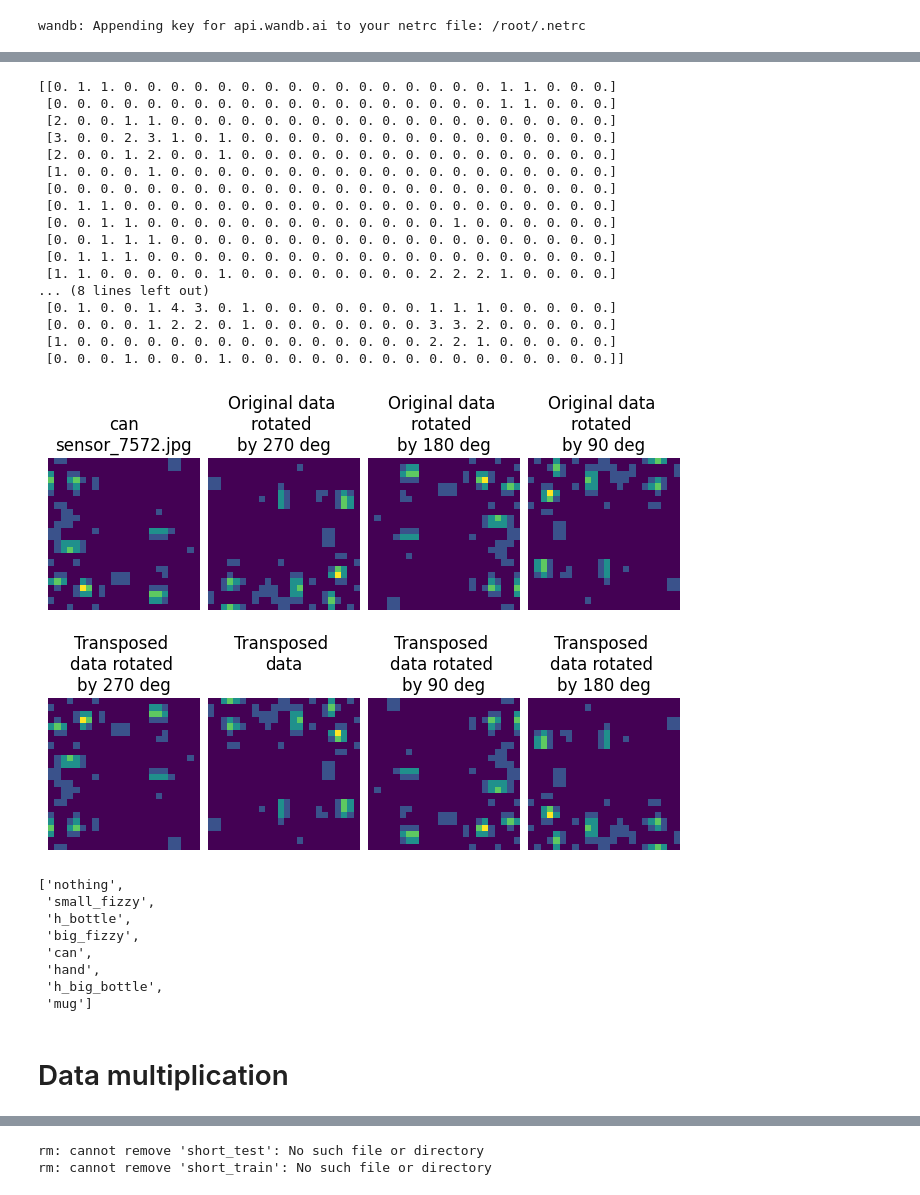
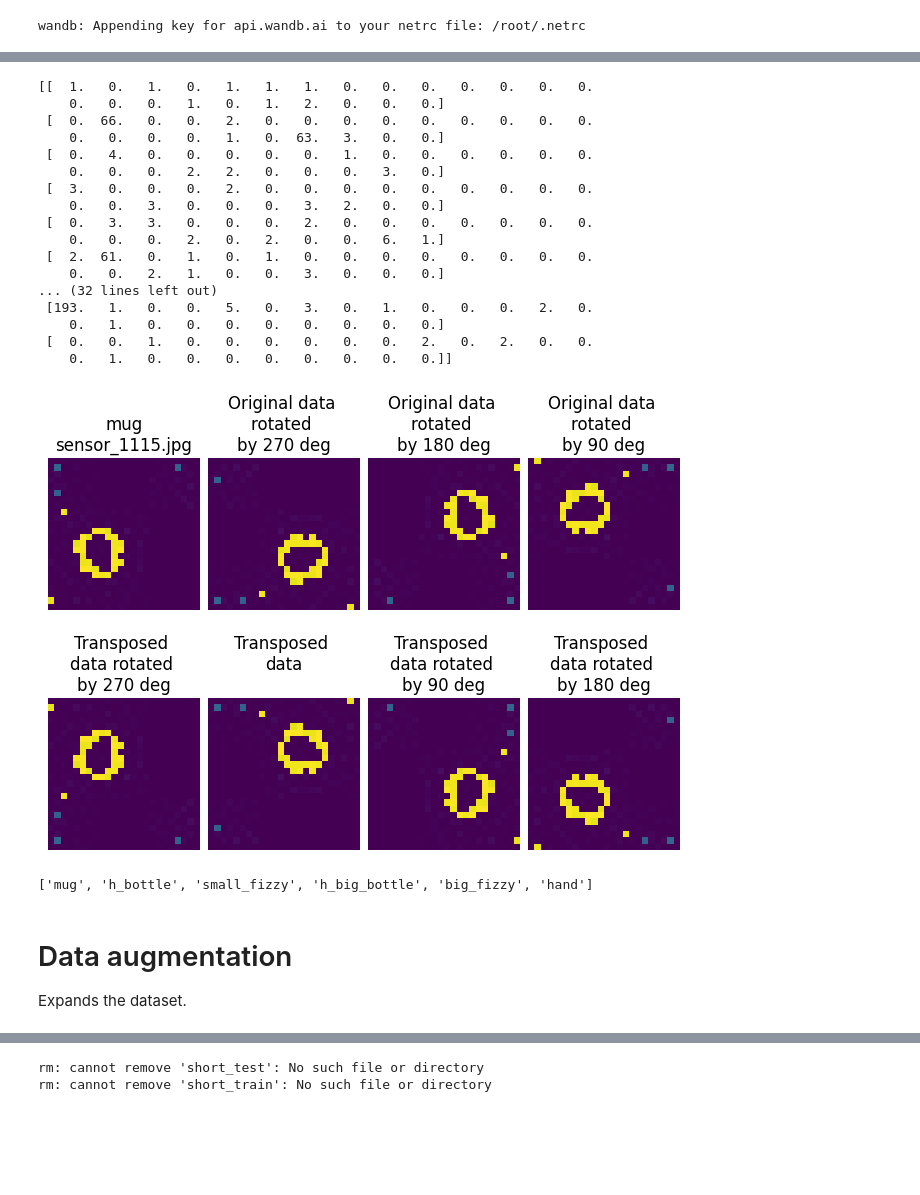
Before and after one commit to gugi200/IRP4_software, a Jupyter notebook: model_gridsearch.ipynb, the cells around one changed output, grey strips where cells are left out. Saved outputs shown, nothing was run; the diff lists cells and outputs as text; code cells hidden in the pictures; blank space fills up the shorter version.

```diff
--- a/model_gridsearch.ipynb
+++ b/model_gridsearch.ipynb
@@ -119,10 +125,18 @@ else:
     colabPath.mkdir(parents=True, exist_ok=True)
 
 # download zipped data
-    # github_path = "https://github.com/gugi200/final_project/raw/main/dataset_pressure_sensor.zip"
-    github_path = "https://github.com/gugi200/final_project/raw/main/data.zip"
-    # file = "dataset_pressure_sensor.zip"
-    file = 'data.zip'
+
+    # incomment appropriate paths
+
+    # Already scaled dataset
+    github_path = "https://github.com/gugi200/final_project/raw/main/dataset_pressure_sensor.zip"
+    folder = "dataset_pressure"
+
+    # Raw dataset, contains 2 additional classes - nothing and can
+    # github_path = "https://github.com/gugi200/final_project/raw/main/data.zip"
+    # folder = 'data'
+
+    file = folder + '_sensor.zip'
 with open(colabPath / file, "wb") as f:
     request = requests.get(github_path)
     f.write(request.content)
@@ -136,5 +154,10 @@ with zipfile.ZipFile(colabPath / file, "r") as f:
 # %%
-customDirPath = Path("custom_dataset/data_sensor")
+customDirPath = Path("custom_dataset/")
+l = os.listdir(customDirPath)
+for f in l:
+    if '_sensor' in f:
+        customDirPath = Path(f"custom_dataset/{f}")
+
 dirs = os.listdir(customDirPath)
 dir = random.choice(dirs)
 files = os.listdir(customDirPath / dirs[0])
@@ -162,62 +185,53 @@ imgNp4_T = np.rot90(imgNp3_T)
 
 fig, ((ax1, ax2, ax3, ax4), (ax5, ax6, ax7, ax8)) = plt.subplots(2, 4, constrained_layout = True)
 
 ax1.imshow(imgNp1)
 ax2.imshow(imgNp2)
 ax3.imshow(imgNp3)
 ax4.imshow(imgNp4)
 ax6.imshow(imgNp1_T)
 ax5.imshow(imgNp2_T)
 ax8.imshow(imgNp3_T)
 ax7.imshow(imgNp4_T)
 ax1.axis('off')
 ax2.axis('off')
 ax3.axis('off')
 ax4.axis('off')
 ax6.axis('off')
 ax5.axis('off')
 ax8.axis('off')
 ax7.axis('off')
 ax1.set_title(f"{dir}\n{file}")
 ax2.set_title("Original data \nrotated \nby 270 deg")
 ax3.set_title("Original data \nrotated \nby 180 deg")
 ax4.set_title("Original data \nrotated \nby 90 deg")
 ax6.set_title("Transposed \ndata\n")
 ax5.set_title("Transposed \ndata rotated \nby 270 deg")
 ax8.set_title("Transposed \ndata rotated \nby 180 deg")
 ax7.set_title("Transposed \ndata rotated \nby 90 deg")
 
 plt.show()
 # %% [output]
-[[0. 1. 1. 0. 0. 0. 0. 0. 0. 0. 0. 0. 0. 0. 0. 0. 0. 0. 0. 1. 1. 0. 0. 0.]
- [0. 0. 0. 0. 0. 0. 0. 0. 0. 0. 0. 0. 0. 0. 0. 0. 0. 0. 0. 1. 1. 0. 0. 0.]
- [2. 0. 0. 1. 1. 0. 0. 0. 0. 0. 0. 0. 0. 0. 0. 0. 0. 0. 0. 0. 0. 0. 0. 0.]
- [3. 0. 0. 2. 3. 1. 0. 1. 0. 0. 0. 0. 0. 0. 0. 0. 0. 0. 0. 0. 0. 0. 0. 0.]
- [2. 0. 0. 1. 2. 0. 0. 1. 0. 0. 0. 0. 0. 0. 0. 0. 0. 0. 0. 0. 0. 0. 0. 0.]
- [1. 0. 0. 0. 1. 0. 0. 0. 0. 0. 0. 0. 0. 0. 0. 0. 0. 0. 0. 0. 0. 0. 0. 0.]
- [0. 0. 0. 0. 0. 0. 0. 0. 0. 0. 0. 0. 0. 0. 0. 0. 0. 0. 0. 0. 0. 0. 0. 0.]
- [0. 1. 1. 0. 0. 0. 0. 0. 0. 0. 0. 0. 0. 0. 0. 0. 0. 0. 0. 0. 0. 0. 0. 0.]
- [0. 0. 1. 1. 0. 0. 0. 0. 0. 0. 0. 0. 0. 0. 0. 0. 0. 1. 0. 0. 0. 0. 0. 0.]
- [0. 0. 1. 1. 1. 0. 0. 0. 0. 0. 0. 0. 0. 0. 0. 0. 0. 0. 0. 0. 0. 0. 0. 0.]
- [0. 1. 1. 1. 0. 0. 0. 0. 0. 0. 0. 0. 0. 0. 0. 0. 0. 0. 0. 0. 0. 0. 0. 0.]
- [1. 1. 0. 0. 0. 0. 0. 1. 0. 0. 0. 0. 0. 0. 0. 0. 2. 2. 2. 1. 0. 0. 0. 0.]
-... (8 lines left out)
- [0. 1. 0. 0. 1. 4. 3. 0. 1. 0. 0. 0. 0. 0. 0. 0. 1. 1. 1. 0. 0. 0. 0. 0.]
- [0. 0. 0. 0. 1. 2. 2. 0. 1. 0. 0. 0. 0. 0. 0. 0. 3. 3. 2. 0. 0. 0. 0. 0.]
- [1. 0. 0. 0. 0. 0. 0. 0. 0. 0. 0. 0. 0. 0. 0. 0. 2. 2. 1. 0. 0. 0. 0. 0.]
- [0. 0. 0. 1. 0. 0. 0. 1. 0. 0. 0. 0. 0. 0. 0. 0. 0. 0. 0. 0. 0. 0. 0. 0.]]
+[[  1.   0.   1.   0.   1.   1.   1.   0.   0.   0.   0.   0.   0.   0.
+    0.   0.   0.   1.   0.   1.   2.   0.   0.   0.]
+ [  0.  66.   0.   0.   2.   0.   0.   0.   0.   0.   0.   0.   0.   0.
+    0.   0.   0.   0.   1.   0.  63.   3.   0.   0.]
+ [  0.   4.   0.   0.   0.   0.   0.   1.   0.   0.   0.   0.   0.   0.
+    0.   0.   0.   2.   2.   0.   0.   0.   3.   0.]
+ [  3.   0.   0.   0.   2.   0.   0.   0.   0.   0.   0.   0.   0.   0.
+    0.   0.   3.   0.   0.   0.   3.   2.   0.   0.]
+ [  0.   3.   3.   0.   0.   0.   2.   0.   0.   0.   0.   0.   0.   0.
+    0.   0.   0.   2.   0.   2.   0.   0.   6.   1.]
+ [  2.  61.   0.   1.   0.   1.   0.   0.   0.   0.   0.   0.   0.   0.
+    0.   0.   2.   1.   0.   0.   3.   0.   0.   0.]
+... (32 lines left out)
+ [193.   1.   0.   0.   5.   0.   3.   0.   1.   0.   0.   0.   2.   0.
+    0.   1.   0.   0.   0.   0.   0.   0.   0.   0.]
+ [  0.   0.   1.   0.   0.   0.   0.   0.   0.   2.   0.   2.   0.   0.
+    0.   1.   0.   0.   0.   0.   0.   0.   0.   0.]]
-[figure, old version]
+[figure, new version]
 # %%
 
 dirs
 # %% [output]
-['nothing',
- 'small_fizzy',
- 'h_bottle',
- 'big_fizzy',
- 'can',
- 'hand',
- 'h_big_bottle',
- 'mug']
+['mug', 'h_bottle', 'small_fizzy', 'h_big_bottle', 'big_fizzy', 'hand']
-# %% [markdown]
-# Data multiplication
@@ -226,2 +238,6 @@ dirs
+# %% [markdown]
+# Data augmentation
+
+Expands the dataset.
 # %%
 
```
Also changed, not shown: parts of 55 cells of this notebook.
